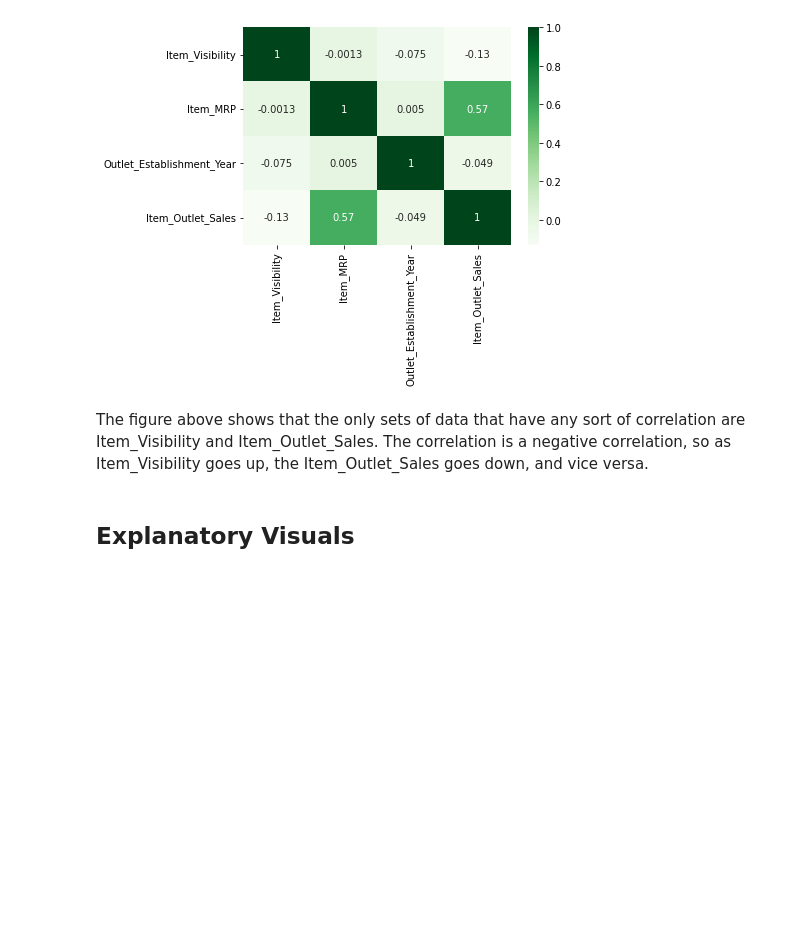
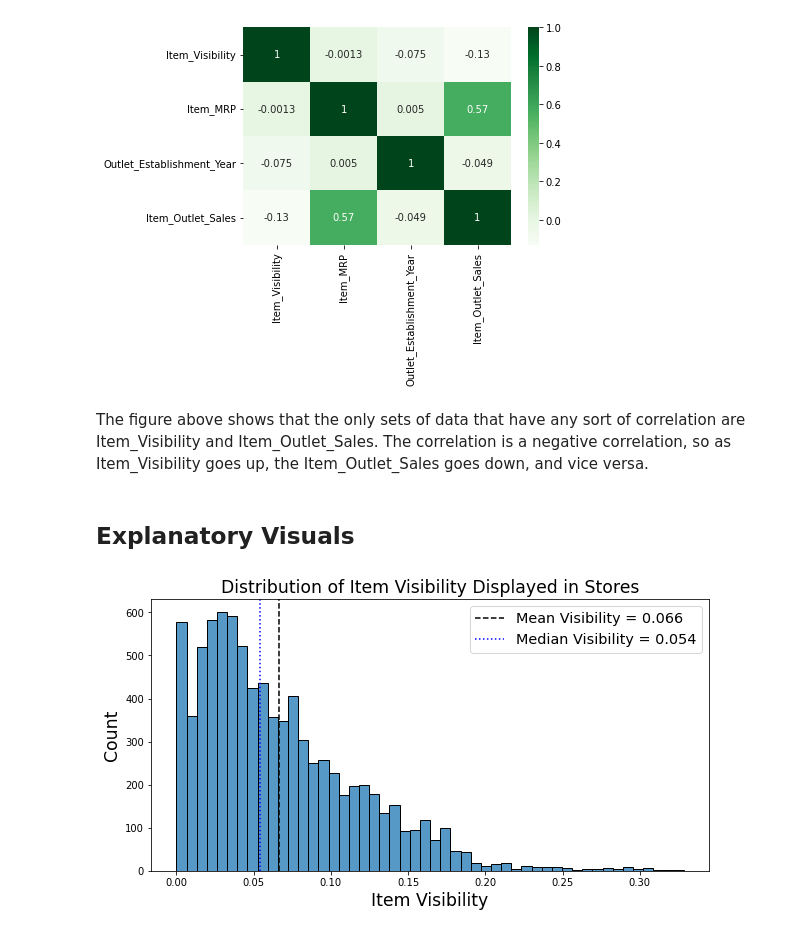
Before and after one commit to joeneb24/Project-1, a Jupyter notebook: SalesPredictions.ipynb, the cells around one changed output. Saved outputs shown, nothing was run; the diff lists cells and outputs as text; code cells hidden in the pictures; blank space fills up the shorter version.

```diff
--- a/SalesPredictions.ipynb
+++ b/SalesPredictions.ipynb
@@ -312,0 +315,22 @@ The figure above shows that the only sets of data that have any sort of correlat
+# %%
+fig, ax = plt.subplots(figsize = (10, 5))
+
+sns.histplot(data = df, x = 'Item_Visibility', ax = ax)
+ax.set_title('Distribution of Item Visibility Displayed in Stores', fontsize = 'xx-large');
+
+mean_price = df['Item_Visibility'].mean()
+ax.axvline(mean_price,color = 'k', ls = '--',
+           label = f"Mean Visibility = {round(mean_price, 3)}");
+
+med_price = df['Item_Visibility'].median()
+ax.axvline(med_price,color = 'b', ls = ':',
+           label = f"Median Visibility = {round(med_price, 3)}");
+
+ax.set_xlabel(ax.xaxis.get_label().get_text().replace('_', ' '),
+              fontsize = 'xx-large')
+ax.set_ylabel(ax.yaxis.get_label().get_text(),
+              fontsize = 'xx-large')
+
+ax.legend(fontsize = 'x-large');
+# %% [output]
+[figure, added]
```
Also changed, not shown: parts of 5 cells of this notebook.
